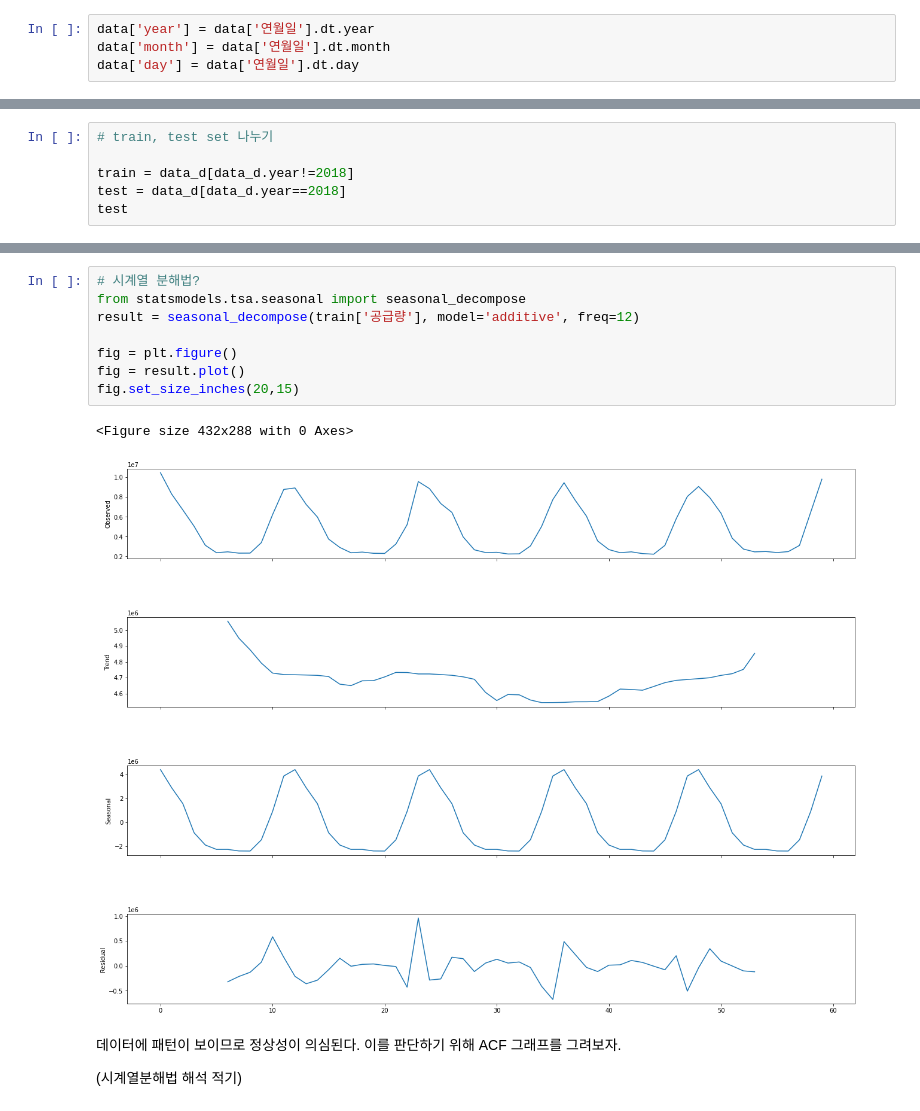
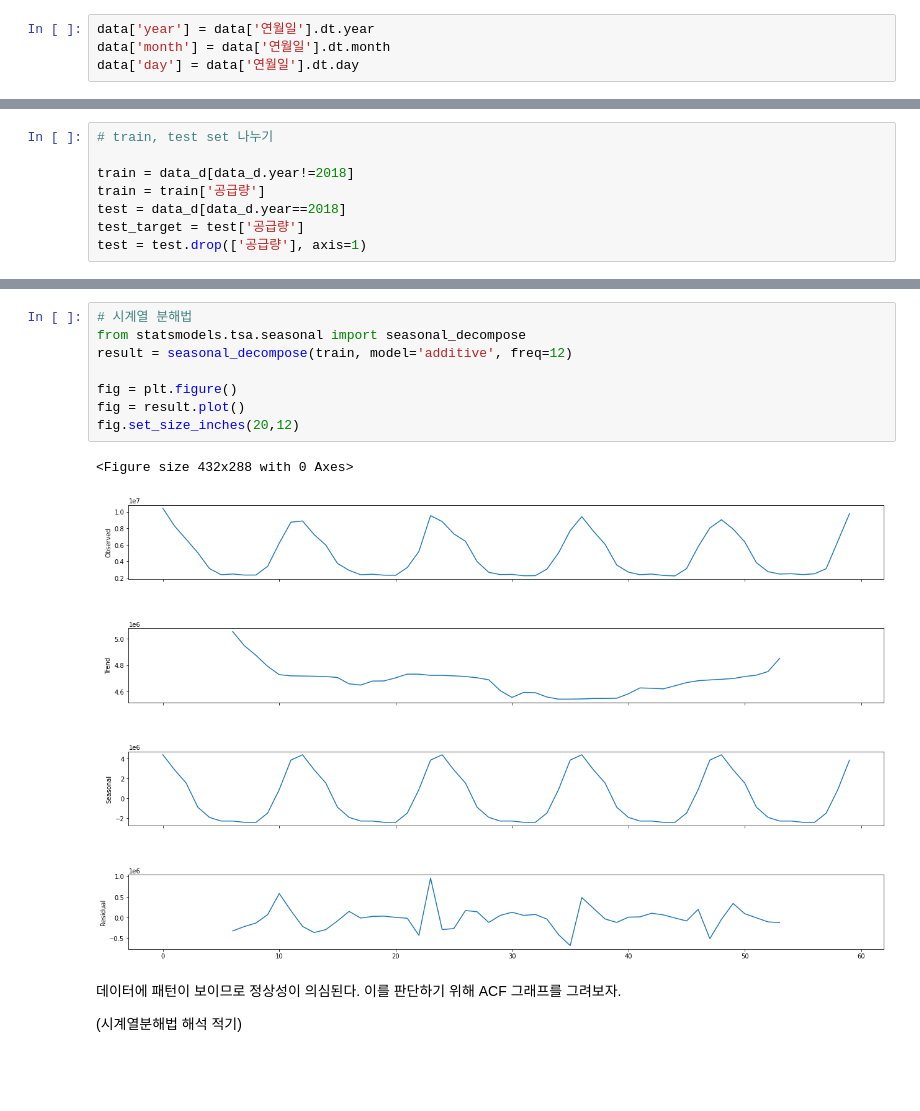
Before and after one commit to gyeonh/Data_analysis, a Jupyter notebook: draft1.ipynb, the cells around one changed output, grey strips where cells are left out. Cells and saved outputs as stored; diff of their text form; blank space fills up the shorter version.

```diff
--- a/draft1.ipynb
+++ b/draft1.ipynb
@@ -70,5 +70,7 @@ data_d  # series타입
 # train, test set 나누기
 
 train = data_d[data_d.year!=2018]
+train = train['공급량']
 test = data_d[data_d.year==2018]
-test
+test_target = test['공급량']
+test = test.drop(['공급량'], axis=1)
@@ -105,14 +105,14 @@ plt.show()
 # %%
-# 시계열 분해법?
+# 시계열 분해법
 from statsmodels.tsa.seasonal import seasonal_decompose
-result = seasonal_decompose(train['공급량'], model='additive', freq=12)
+result = seasonal_decompose(train, model='additive', freq=12)
 
 fig = plt.figure()
 fig = result.plot()
-fig.set_size_inches(20,15)
+fig.set_size_inches(20,12)
 # %% [output]
 <Figure size 432x288 with 0 Axes>
-[figure, old version]
+[figure, new version]
 # %% [markdown]
 데이터에 패턴이 보이므로 정상성이 의심된다. 이를 판단하기 위해 ACF 그래프를 그려보자.
 
```
Also changed, not shown: parts of 19 cells of this notebook.
